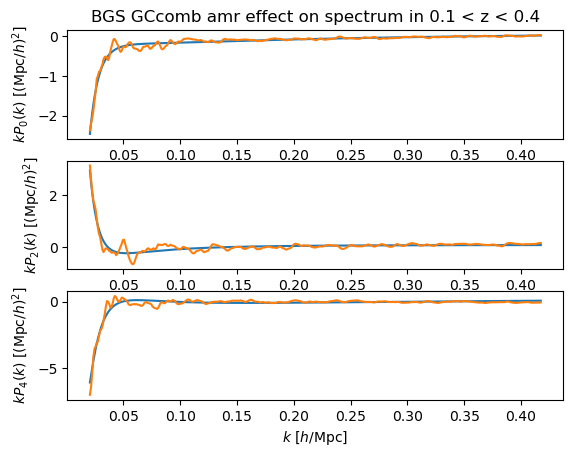
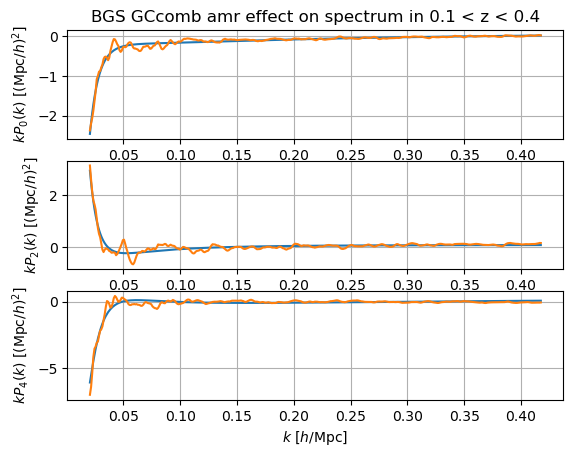
Unified diff of the notebook cell whose output changed from the first chart to the second:
--- before
+++ after
@@ -20,4 +20,5 @@
                         ax.plot(k:=pole_effect.coords('k'), k * (pole_effect.value() - pole_noeffect.value()), linestyle='-', color='C1')
                         ax.set_ylabel(rf'$k P_{ell:d}(k)$ [$(\mathrm{{Mpc}}/h)^2$]')
+                        ax.grid(True)
                     lax[-1].set_xlabel(r'$k$ [$h/\mathrm{Mpc}$]')
                 elif kind == 'mesh3_spectrum':
@@ -30,3 +31,4 @@
                         ax.plot(k:=pole_effect.coords('k')[..., 0], k**2 * (pole_effect.value() - pole_noeffect.value()), linestyle='-', color='C1')
                         ax.set_ylabel(rf'$k^2 B_{{{ell[0]:d}{ell[1]:d}{ell[2]:d}}}(k, k)$ [$(\mathrm{{Mpc}}/h)^4$]')
+                        ax.grid(True)
                     lax[-1].set_xlabel(r'$k$ [$h/\mathrm{Mpc}$]')

Commit: some bug fixes